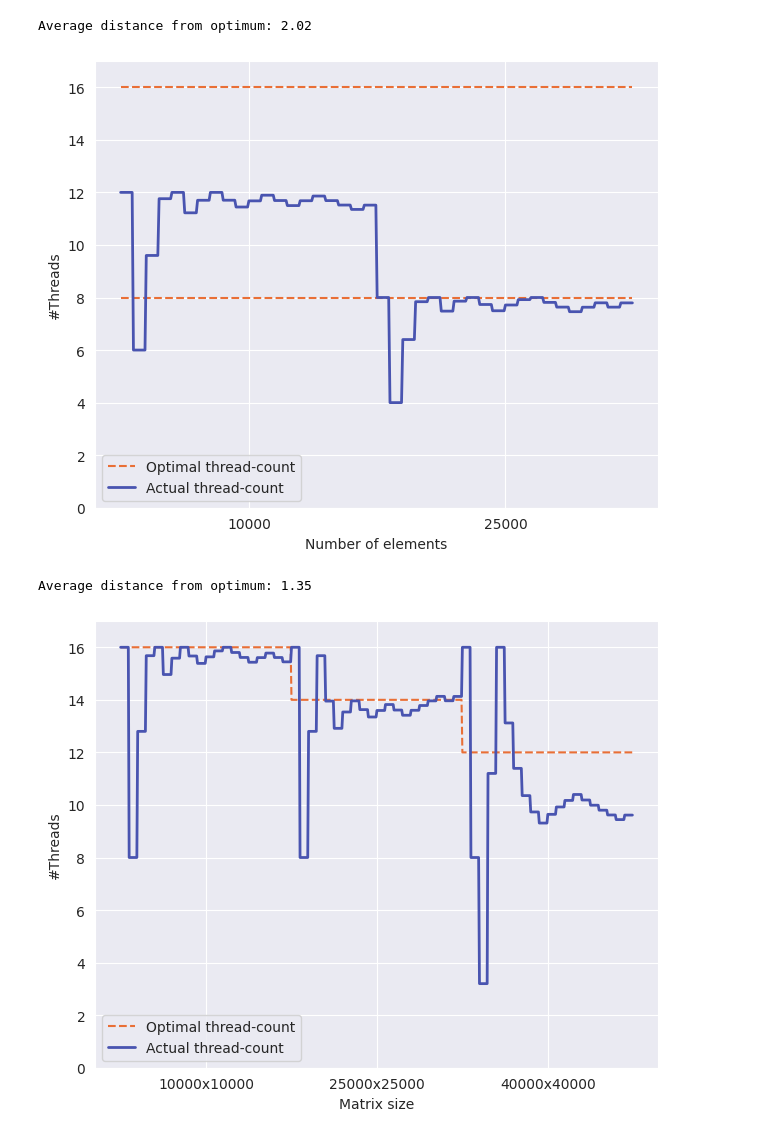
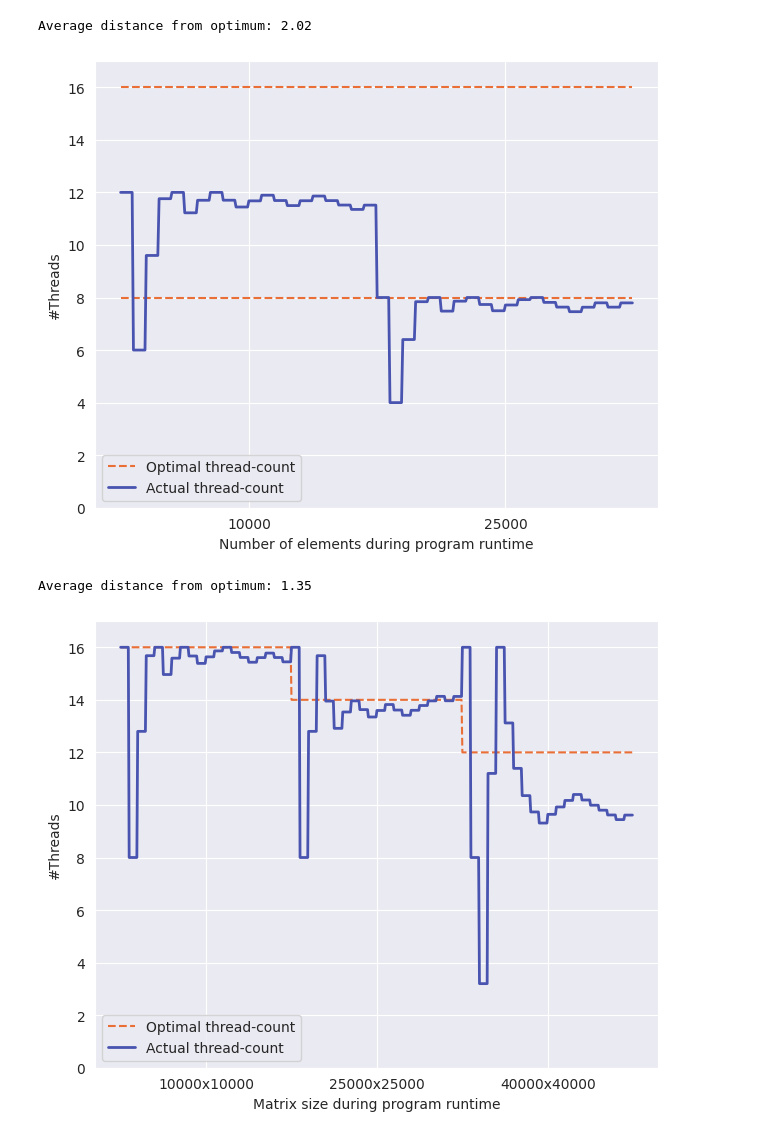
Before and after one commit to JordyAaldering/mtdynamic, a Jupyter notebook: adapt.ipynb, the cells around one changed output. Drawn from its saved outputs; the diff is of its cells as text; code cells hidden in the pictures.

```diff
--- a/adapt.ipynb
+++ b/adapt.ipynb
@@ -20,7 +20,7 @@ def plot(df):
     xlabels = [f'{df['size'][x]}x{df['size'][x]}' for x in xticks]
     ax.set_xticks(xticks, labels=xlabels)
 
-    ax.set_xlabel('Matrix size')
+    ax.set_xlabel('Matrix size during program runtime')
     ax.set_ylabel('#Threads')
     ax.set_ylim((0,17))
     fig.tight_layout()
@@ -98,23 +98,23 @@ Average distance from optimum: 5.18
 # %%
 df = pd.read_csv('data/sac_adapt_nbody.csv')
 def optimum(row):
     return 8
 df['optimum'] = df.apply(optimum, axis=1)
 
 fig, ax = plot(df)
 
 xticks = list(range(100, len(df), 200))
 xlabels = [f'{df['size'][x]}' for x in xticks]
 ax.set_xticks(xticks, labels=xlabels)
-ax.set_xlabel('Number of elements')
+ax.set_xlabel('Number of elements during program runtime')
 
 sns.lineplot(x=df.index, y=16, color=pal_runtime, linestyle='--', ax=ax)
 
 fig.savefig('images/sac_adapt_nbody.png', bbox_inches='tight')
 plt.show()
 # %% [output]
 Average distance from optimum: 2.02
-[figure, old version]
+[figure, new version]
 # %%
 df = pd.read_csv('data/sac_adapt_relax.csv')
 def optimum(row):
@@ -129,4 +129,4 @@ fig.savefig('images/sac_adapt_stencil.png', bbox_inches='tight')
 plt.show()
 # %% [output]
 Average distance from optimum: 1.35
-[figure, old version]
+[figure, new version]
```
Also changed, not shown: parts of 3 cells of this notebook, 6 other files.
